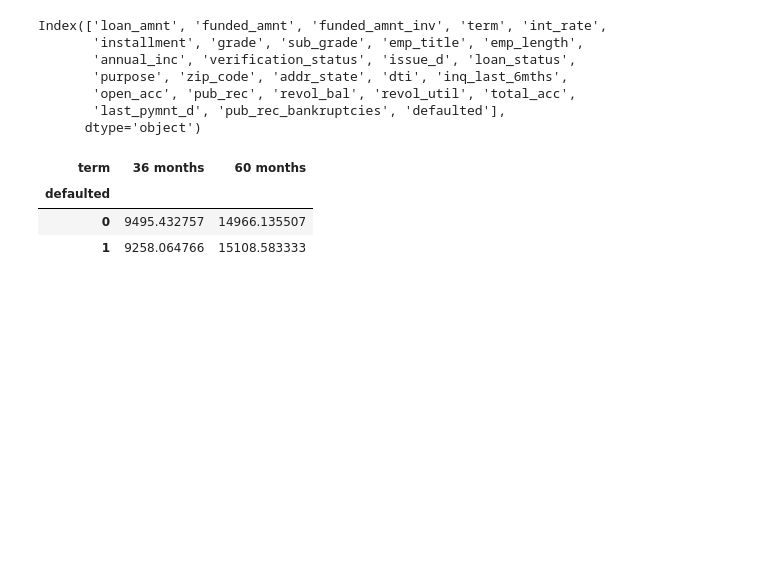
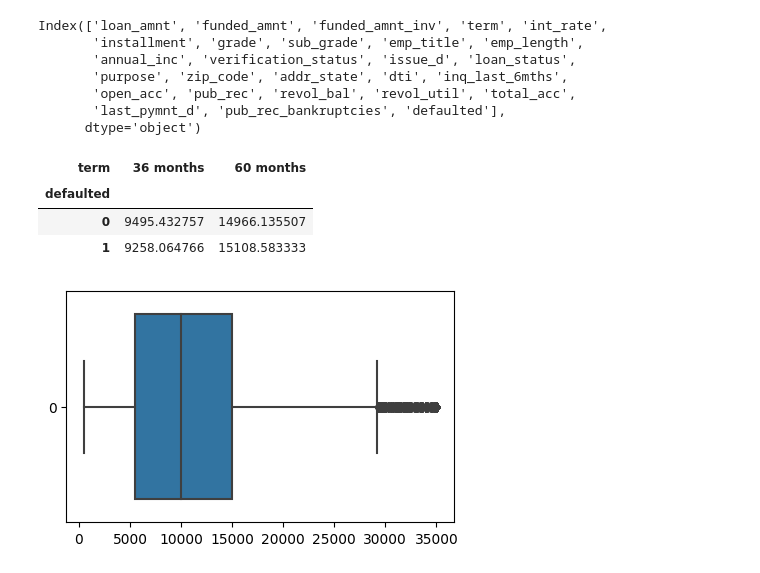
Before and after one commit to richwej/eda_projects, a Jupyter notebook: EDA - Lending Club.ipynb, the cells around one changed output. Cells and saved outputs as stored; diff of their text form; code cells hidden in the pictures; blank space fills up the shorter version.

Commit message:
Proceeding in the visualisation

```diff
--- a/EDA - Lending Club.ipynb
+++ b/EDA - Lending Club.ipynb
@@ -396,0 +399,6 @@ loan_dataset_cp.pivot_table(index = 'defaulted', columns = 'term', values = 'fun
+# %%
+plt.figure(figsize = (5,3))
+sns.boxplot(loan_dataset_cp.loan_amnt, orient = 'horizontal')
+plt.show()
+# %% [output]
+[figure, added]
```
Also changed, not shown: parts of 14 cells of this notebook.
